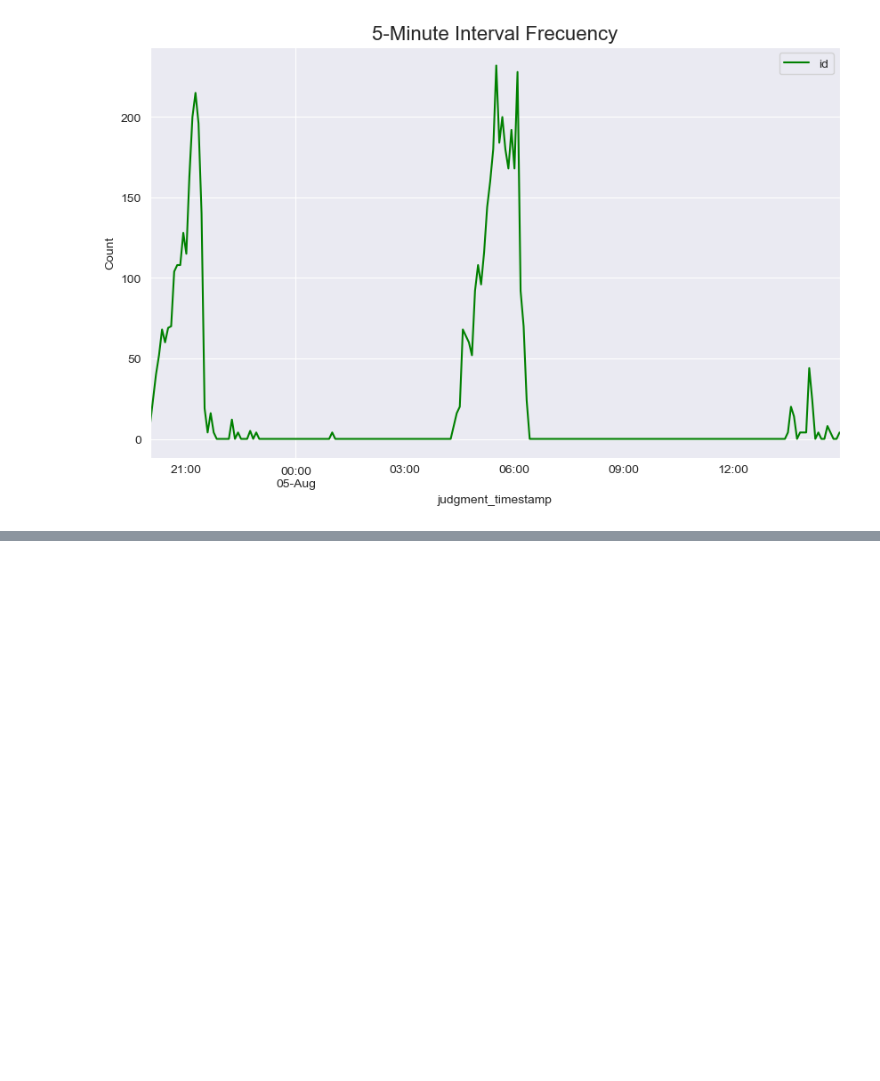
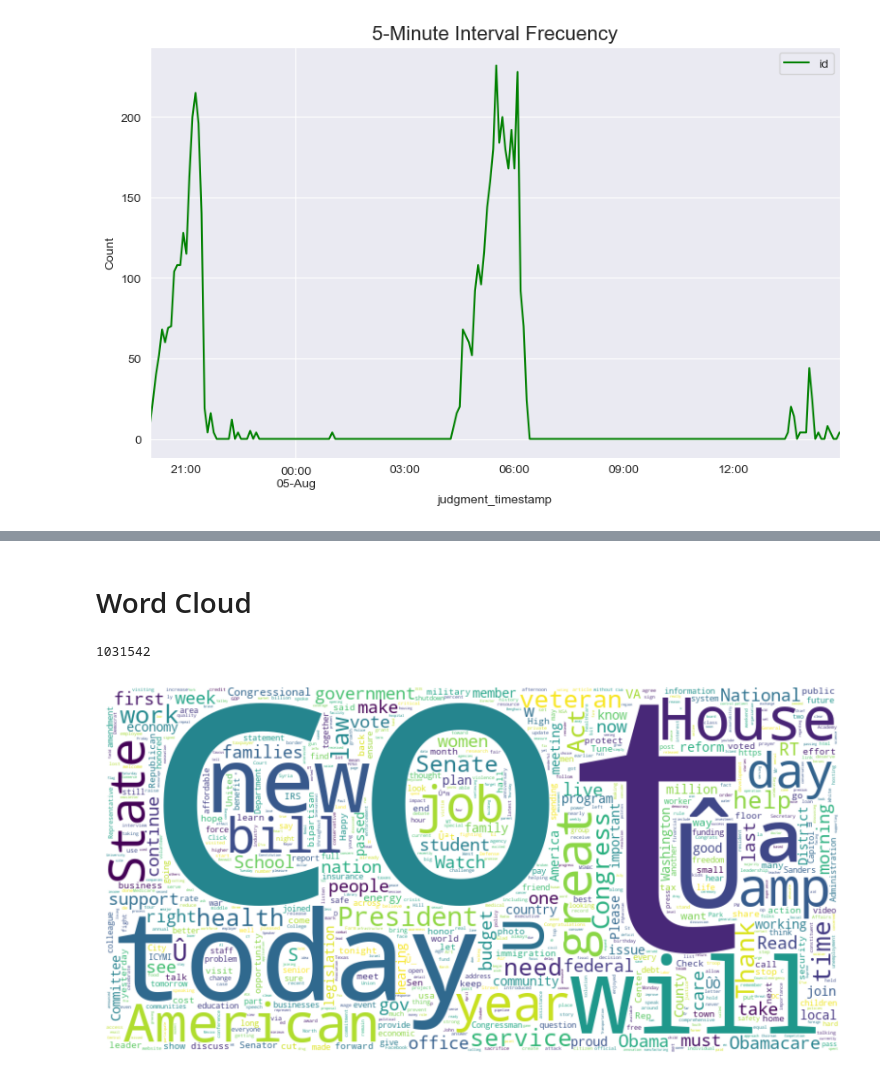
Before and after one commit to ArielGoldman89/CA2-MLB-and-DV-Integrated, a Jupyter notebook: CA2_MLB.ipynb, the cells around one changed output, grey strips where cells are left out. Saved outputs shown, nothing was run; the diff lists cells and outputs as text; code cells hidden in the pictures; blank space fills up the shorter version.

```diff
--- a/CA2_MLB.ipynb
+++ b/CA2_MLB.ipynb
@@ -884,6 +944,7 @@ plt.show();
 # Reset Index
 df_ts.reset_index(drop=True, inplace=True)
 # %%
-text = df_ts['text']
+# Getting our texts in a list to process
+text = df_ts['text'].values.tolist()
 text
 # %% [output]
@@ -1039,0 +979,23 @@ NotebookApp.rate_limit_window=3.0 (secs)
+# %% [markdown]
+# Word Cloud
+# %%
+long_string = ','.join(text)
+len(long_string)
+# %% [output]
+1031542
+# %%
+wordcloud = WordCloud(
+    background_color='white',
+    max_words=5000,
+    collocations=False,
+    width=800,
+    height=400)
+
+wordcloud.generate(long_string)
+
+plt.figure(figsize=(10, 8))
+plt.imshow(wordcloud, interpolation='bilinear')
+plt.axis('off')
+plt.show()
+# %% [output]
+[figure, added]
```
Also changed, not shown: parts of 78 cells of this notebook.
